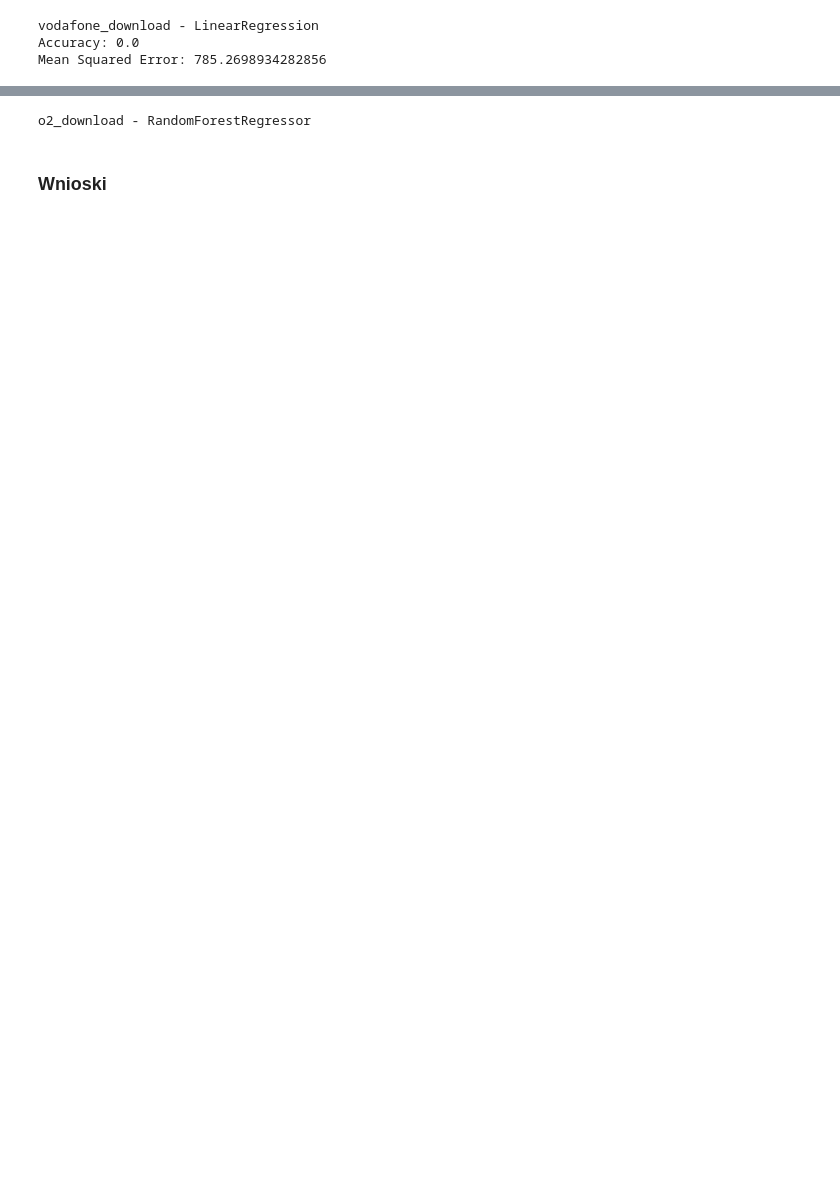
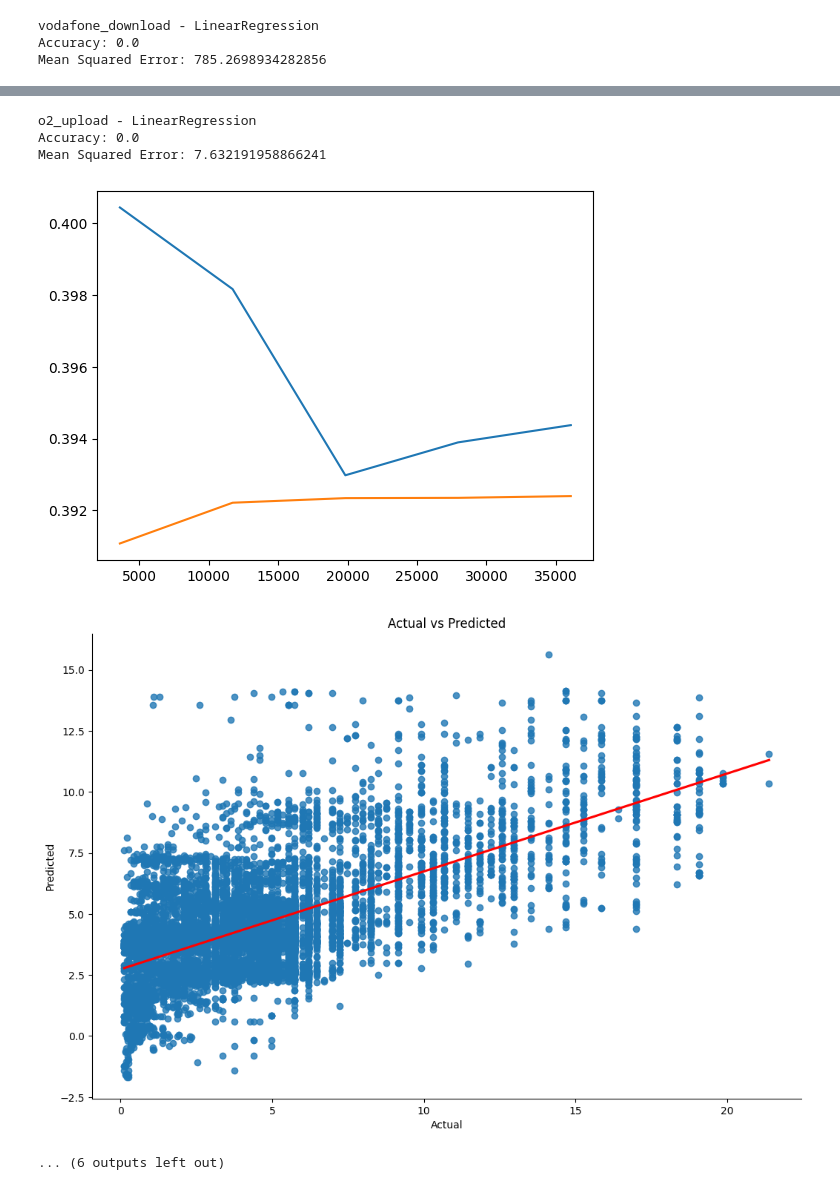
Before and after one commit to Domciotomcio/Eksploracja-danych, a Jupyter notebook: project/presentation.ipynb, the cells around one changed output, grey strips where cells are left out. Cells and saved outputs as stored; diff of their text form; code cells hidden in the pictures; blank space fills up the shorter version.

```diff
--- a/project/presentation.ipynb
+++ b/project/presentation.ipynb
@@ -1,7 +1,5 @@
 # %%
 from ipynb.fs.full.functions import model_training, model_evaluation, plot_results, plot_learning_curve
-
-# Test the function
 
 import numpy as np
 import pandas as pd
@@ -13,8 +11,7 @@ from sklearn.svm import SVR
 DATA_PATH = '../Campaign3/o2_download_nexus5x.csv'
 X = ['rsrp', 'rsrq', 'cqi', 'longitude', 'latitude', 'speed']
 y = 'throughput'
-
-# tp_cleaned
+y_upload = 'tp_cleaned'
 
 PROVIDERS_DOWNLOAD_PATHS = {
     'o2_download': '../Campaign3/o2_download_nexus5x.csv',
@@ -30,39 +27,43 @@ PROVIDERS_UPLOAD_PATHS = {
 
 MODELS = {
     # 'SVR': SVR(kernel='linear', C=100, gamma='auto'),
     'LinearRegression': LinearRegression(),
-    'RandomForestRegressor': RandomForestRegressor(n_estimators=100, random_state=42),
+    # 'RandomForestRegressor': RandomForestRegressor(n_estimators=100, random_state=42, max_depth=2),
 }
 
 
 for name, model in MODELS.items():
     for provider, path in PROVIDERS_DOWNLOAD_PATHS.items():
         print(f'{provider} - {name}')
         y_test, y_pred = model_training(path, X, y, model)
         model_evaluation(y_test, y_pred)
         plot_results(y_test, y_pred)
 
-# for provider, path in PROVIDERS_UPLOAD_PATHS.items():
-#     print('${provider}')
-#     y_test, y_pred = model_training(path, X, y, LinearRegression())
-#     model_evaluation(y_test, y_pred)
-#     plot_results(y_test, y_pred)
+for name, model in MODELS.items():
+    for provider, path in PROVIDERS_UPLOAD_PATHS.items():
+        print(f'{provider} - {name}')
+        y_test, y_pred = model_training(path, X, y_upload, model)
+        model_evaluation(y_test, y_pred)
+        plot_results(y_test, y_pred)
 # %% [output]
 o2_download - LinearRegression
 Accuracy: 0.0
 Mean Squared Error: 24.162210052424378
 [figure]
 [figure]
 telekom_download - LinearRegression
 Accuracy: 0.0
 Mean Squared Error: 755.4012590784957
 [figure]
 [figure]
 vodafone_download - LinearRegression
 Accuracy: 0.0
 Mean Squared Error: 785.2698934282856
 [figure]
 [figure]
-o2_download - RandomForestRegressor
+o2_upload - LinearRegression
+Accuracy: 0.0
+Mean Squared Error: 7.632191958866241
+[figure, added]
+[figure, added]
+... (6 outputs left out)
-# %% [markdown]
-### Wnioski
```
Also changed, not shown: 2 other files.
